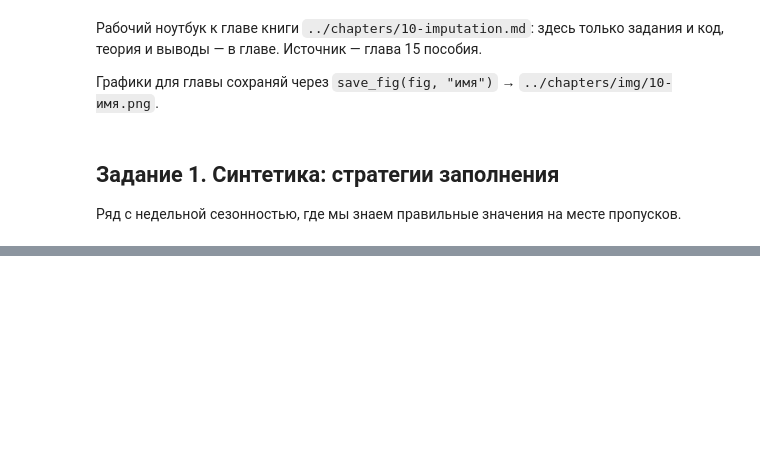
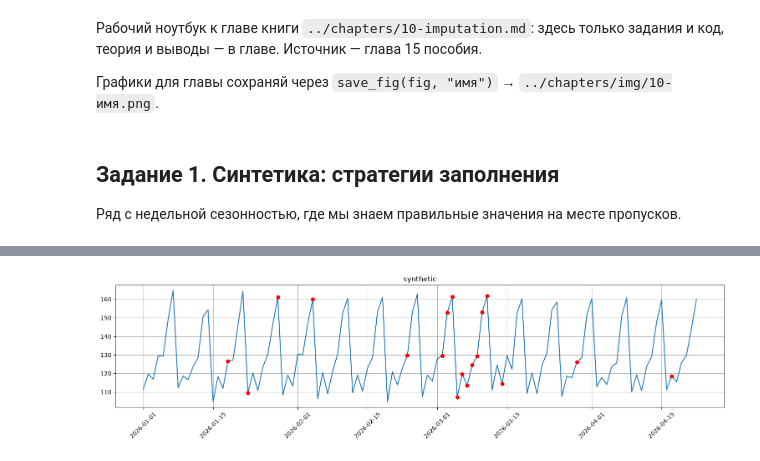
Before and after one commit to skv-analyst/study-data-analytics, a Jupyter notebook: 05-etna/notebooks/10-imputation.ipynb, the cells around one changed output, grey strips where cells are left out. Saved outputs shown, nothing was run; the diff lists cells and outputs as text; code cells hidden in the pictures; blank space fills up the shorter version.

```diff
--- a/05-etna/notebooks/10-imputation.ipynb
+++ b/05-etna/notebooks/10-imputation.ipynb
@@ -47,0 +121,6 @@ def save_fig(fig, name: str) -> None:
+# %%
+# Тот же результат штатной функцией ETNA — для одной стратегии
+seasonal_imputer = TimeSeriesImputerTransform(in_column="target", strategy="seasonal", seasonality=7, window=3)
+plot_imputation(ts=deepcopy(ts), imputer=seasonal_imputer, figsize=(15, 4))
+# %% [output]
+[figure, added]
```
Also changed, not shown: parts of 16 cells of this notebook, 9 other files.
